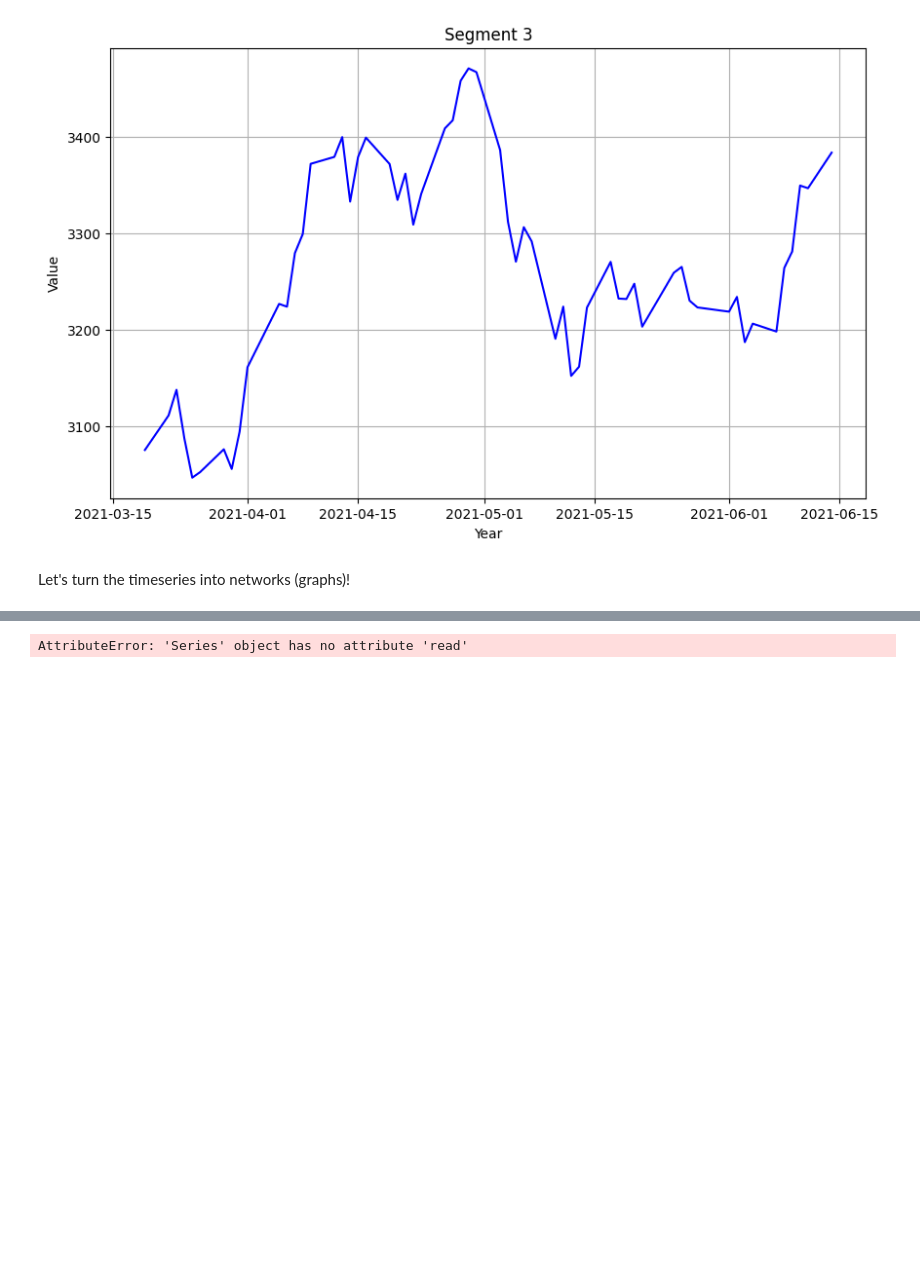
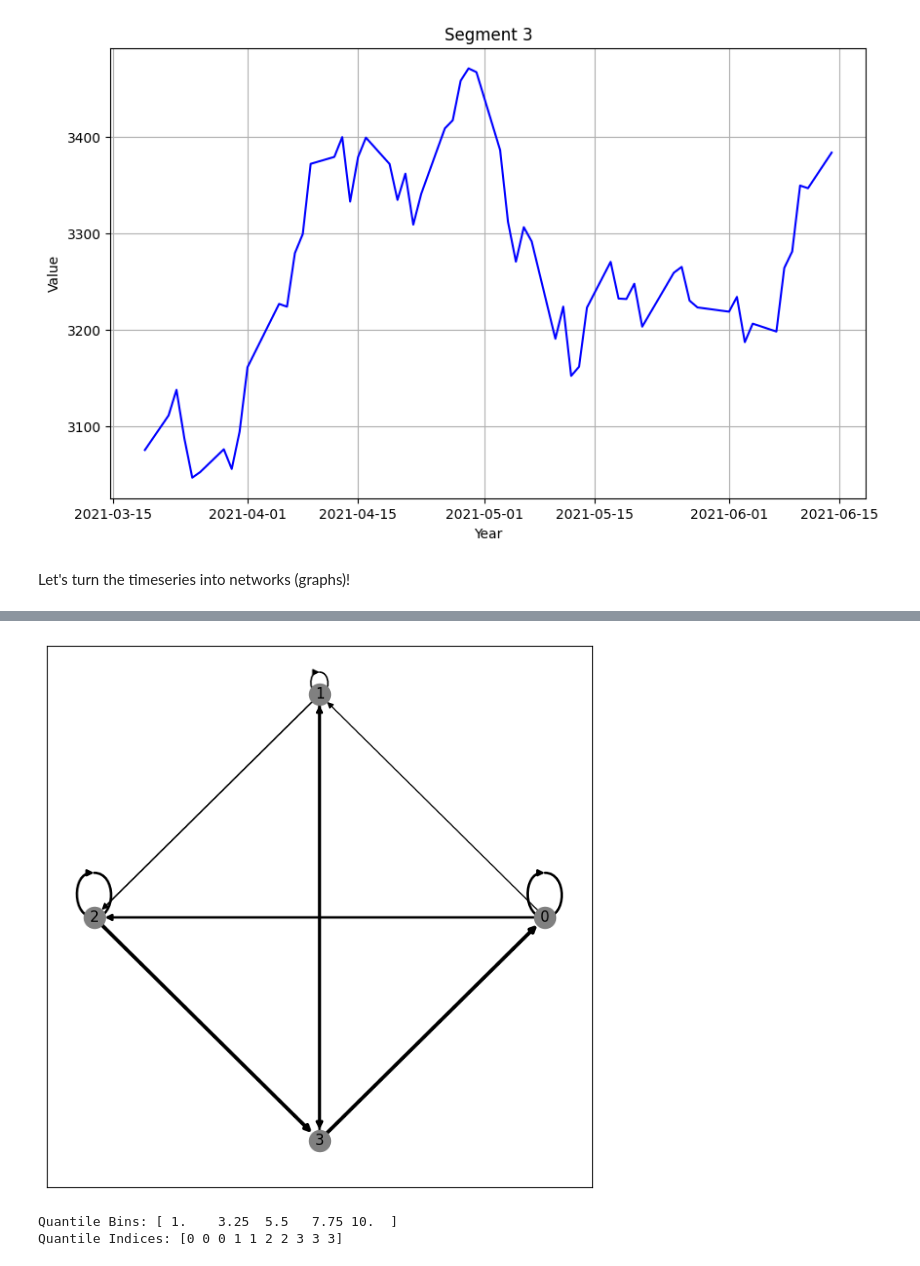
Before and after one commit to jmrozanec/ts2g2, a Jupyter notebook: tutorials/quantile_strategy.ipynb, the cells around one changed output, grey strips where cells are left out. Cells and saved outputs as stored; diff of their text form; code cells hidden in the pictures; blank space fills up the shorter version.

Commit message:
quantile strategy and ordinal_partition strategy *unit tests and some fixes

```diff
--- a/tutorials/quantile_strategy.ipynb
+++ b/tutorials/quantile_strategy.ipynb
@@ -120,11 +107,32 @@ sequence_to_graph(segment_3["Close"],4, 'blue')
-# %%
-from timeseries.quantiles import TimeseriesEdgeVisibilityConstraintsQuantile, EdgeWeightingStrategyTransition
-# visibility_const = TimeseriesEdgeVisibilityConstraintsQuantile(segment_1["Close"])
-strategy = TimeseriesToGraphStrategy(
-        visibility_constraints=[TimeseriesEdgeVisibilityConstraintsQuantile()],
-        graph_type="directed",
-        edge_weighting_strategy=EdgeWeightingStrategyTransition(),
-    )
-g = strategy.to_graph(segment_1["Close"])
-# %% [output]
-AttributeError: 'Series' object has no attribute 'read'
+# %%
+x = list(range(1,21))
+y = [0.35, 0.9, 0.3, 0.8, 0.6, 0.95, 0.1, 0.4, 0.9, 0.15, 0.5, 5, 0.05, 0.1, 0.2, 0.7, 0.6, 0.9, 0.3, 0.4]
+
+df = pd.DataFrame({'x': x, 'y': y})
+df.set_index("x", inplace=True)
+# %%
+sequence_to_graph(df["y"],4, 'gray')
+# %% [output]
+[figure, added]
+# %%
+import numpy as np
+y = [1, 2, 3, 4, 5, 6, 7, 8, 9, 10]
+# y = [0.35, 0.9, 0.3, 0.8, 0.6, 0.95, 0.1, 0.4, 0.9, 0.15, 0.5, 5, 0.05, 0.1, 0.2, 0.7, 0.6, 0.9, 0.3, 0.4]
+
+# Define quantiles (0%, 25%, 50%, 75%, 100%)
+quantiles = np.linspace(0, 1, 5)
+
+# Compute quantile bins
+quantile_bins = np.quantile(y, quantiles)
+
+# Adjust bins to ensure all values fall within the bins
+quantile_bins[0] -= 1e-9  # Slightly reduce the first bin edge to include the minimum value
+
+# Digitize the data
+quantile_indices = np.digitize(y, quantile_bins, right=True) - 1
+
+print("Quantile Bins:", quantile_bins)
+print("Quantile Indices:", quantile_indices)
+# %% [output]
+Quantile Bins: [ 1.    3.25  5.5   7.75 10.  ]
+Quantile Indices: [0 0 0 1 1 2 2 3 3 3]
```
Also changed, not shown: parts of 4 cells of this notebook, 5 other files.
